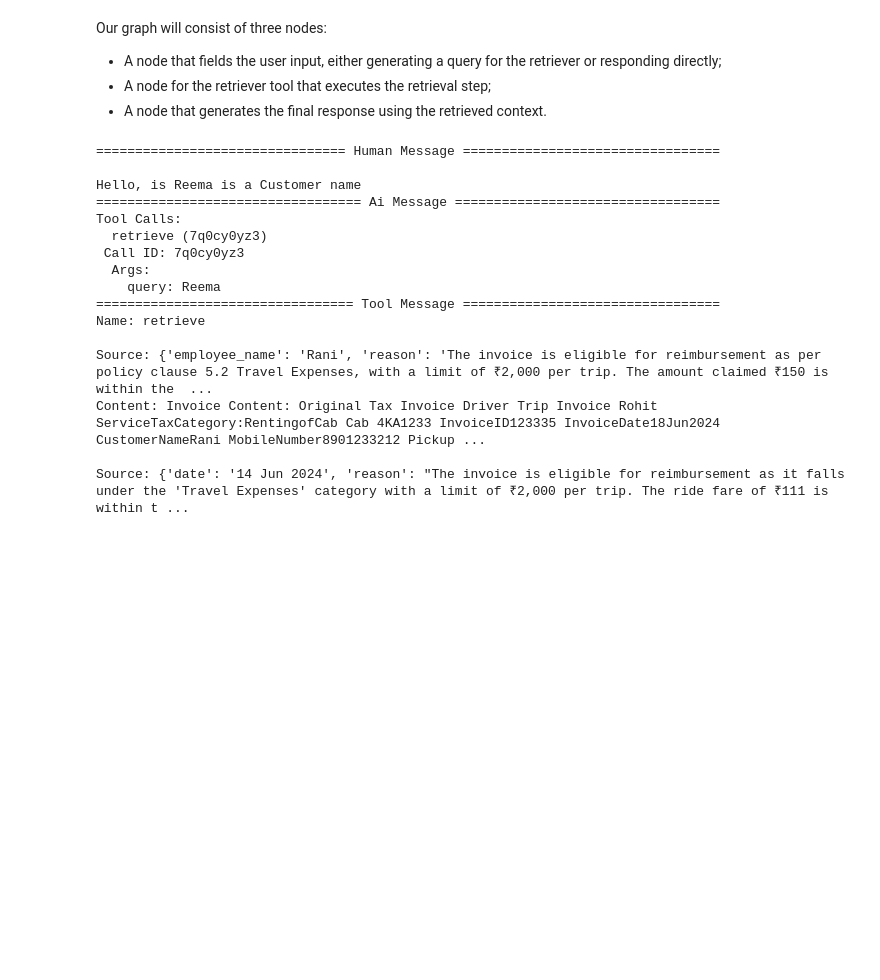
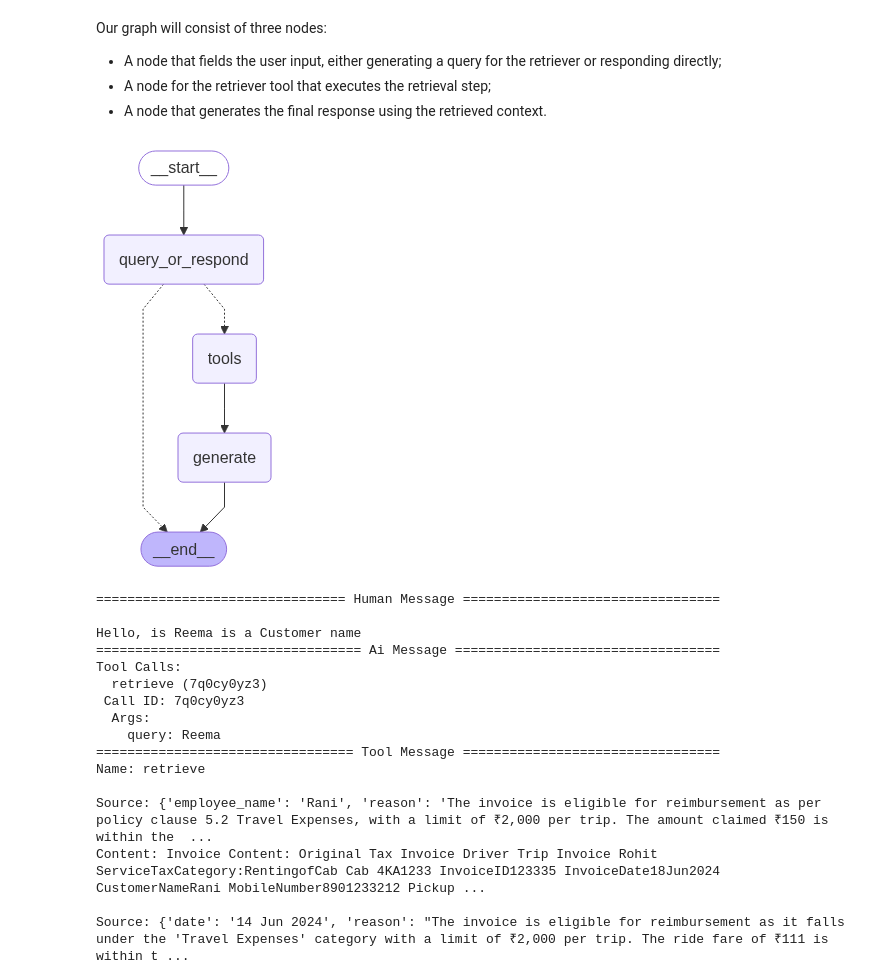
Before and after one commit to Gaurav0963/invoice-reimbursement-system, a Jupyter notebook: Notebook/test_code.ipynb, the cells around one changed output. Saved outputs shown, nothing was run; the diff lists cells and outputs as text; code cells hidden in the pictures; blank space fills up the shorter version.

Commit message:
added graph.png

```diff
--- a/Notebook/test_code.ipynb
+++ b/Notebook/test_code.ipynb
@@ -540,3 +537,0 @@ USER_AGENT environment variable not set, consider setting it to identify your re
-# %%
-response = graph.invoke({"question": "Is Rekha is any customer name"})
-print(response["answer"])
@@ -652,6 +645,12 @@ graph_builder.add_edge("tools", "generate")
 graph_builder.add_edge("generate", END)
 
 graph = graph_builder.compile()
+# %%
+from IPython.display import Image, display
+
+display(Image(graph.get_graph().draw_mermaid_png()))
+# %% [output]
+[figure, added]
 # %%
 input_message = "Hello, is Reema is a Customer name"
 
```
Also changed, not shown: parts of 2 cells of this notebook, 2 other files.
